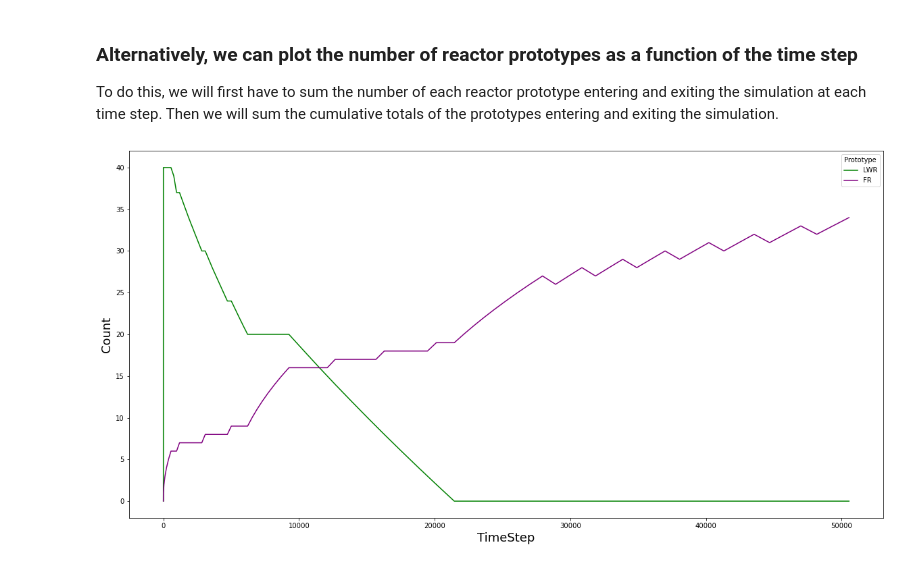
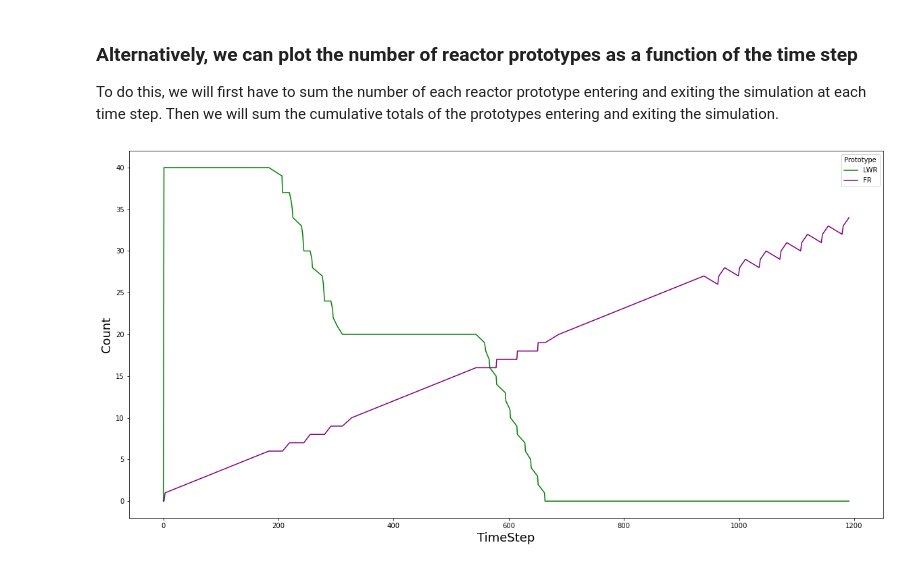
Before and after one commit to cyclus/cymetric, a Jupyter notebook: examples/agent_entryexit.ipynb, the cells around one changed output. Saved outputs shown, nothing was run; the diff lists cells and outputs as text; code cells hidden in the pictures.

```diff
--- a/examples/agent_entryexit.ipynb
+++ b/examples/agent_entryexit.ipynb
@@ -86,23 +86,20 @@ Note that in this plot, only the time steps in which a prototype is built or dec
 
 To do this, we will first have to sum the number of each reactor prototype entering and exiting the simulation at each time step. Then we will sum the cumulative totals of the prototypes entering and exiting the simulation.
 # %%
-# get cumulative sums, then add _enter and _exit columns
-cum_cd = cd.cumsum()
+# get cumulative sums of _enter and_exit columns for reactors, then adding together
 for rx in ['lwr','frx']:
-    cum_cd[str(rx) + '_total'] = cum_cd[str(rx)+'_enter'] + cum_cd[str(rx)+'_exit']
+    cd[str(rx) + '_total'] = cd[str(rx)+'_enter'].cumsum() + cd[str(rx)+'_exit'].cumsum()
 # %%
 #Plotting facilities of interst: lwr and frx
 colors = ['green','purple']
-ax = cum_cd[['Time','lwr_total','frx_total']].plot(x='Time',figsize=(20,10), \
+ax = cd[['Time','lwr_total','frx_total']].plot(x='Time',figsize=(20,10), \
                                                legend=False, color=colors)
 l = plt.legend()
 l.get_texts()[0].set_text('LWR')
 l.get_texts()[1].set_text('FR')
 l.set_title('Prototype')
-#cd[['Time', 'lwr_exit','frx_exit']].plot.bar(x='Time', ax=ax, figsize=(20,10),stacked=True, \
-#                                               legend=False, color=colors)
 plt.xlabel(r'TimeStep',fontsize=18); plt.ylabel(r'Count',fontsize=18)
 plt.show()
 #plt.savefig('cumulative_ex.png')
 # %% [output]
-[figure, old version]
+[figure, new version]
```
Also changed, not shown: parts of 1 cell of this notebook, 2 other files.
